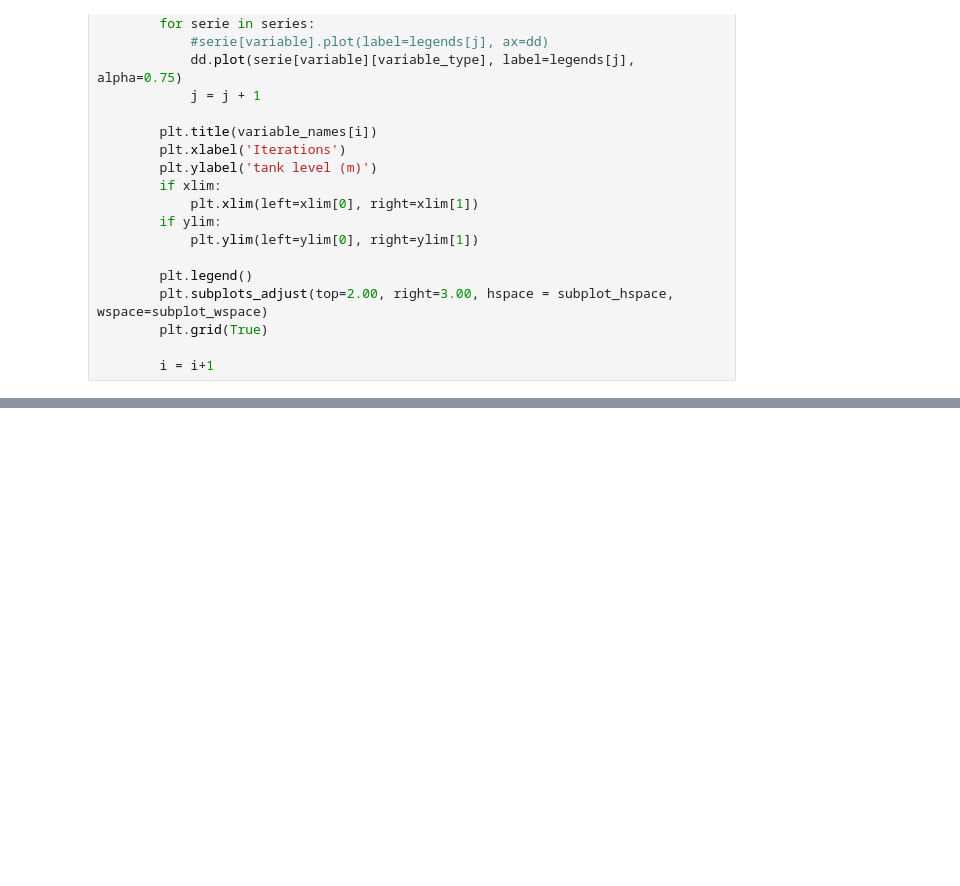
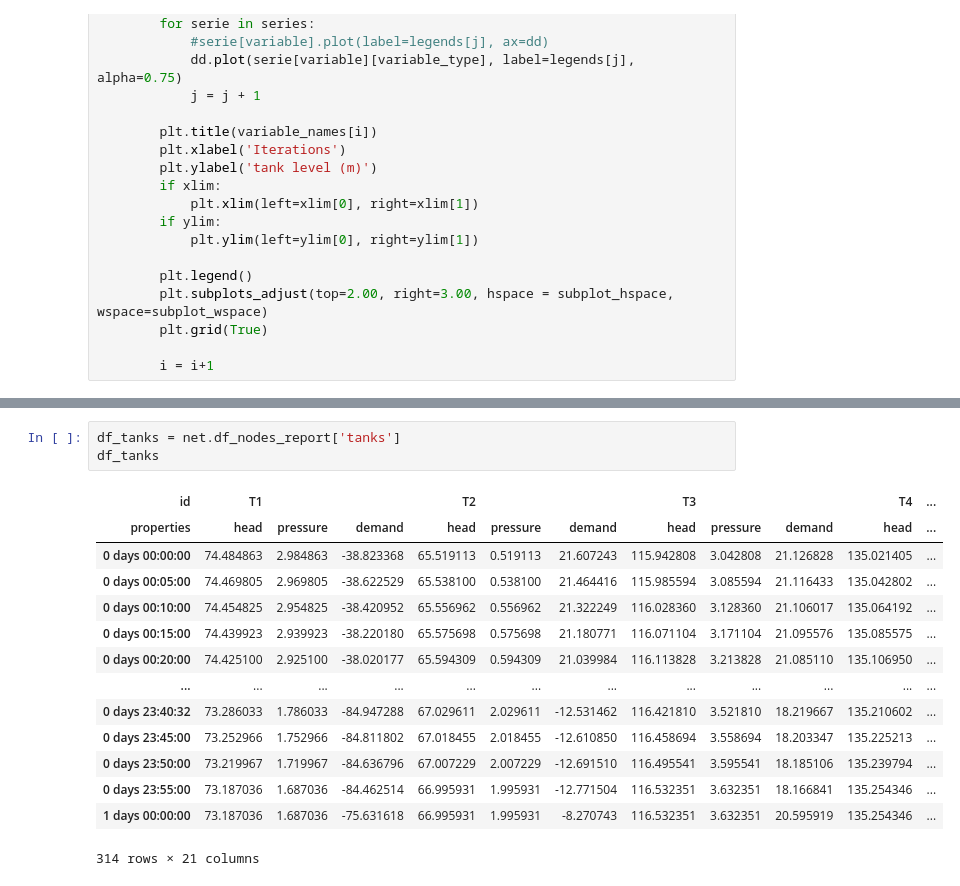
Before and after one commit to Daveonwave/msc_thesis, a Jupyter notebook: notebooks/wntr_epynet_comparison.ipynb, the cells around one changed output, grey strips where cells are left out. Saved outputs shown, nothing was run; the diff lists cells and outputs as text; blank space fills up the shorter version.

```diff
--- a/notebooks/wntr_epynet_comparison.ipynb
+++ b/notebooks/wntr_epynet_comparison.ipynb
@@ -177,0 +147,18 @@ do_subplot([no_step_df_tanks, step_df_tanks], tanks, 'pressure',['No Step-by-ste
+# %%
+df_tanks = net.df_nodes_report['tanks']
+df_tanks
+# %% [output]
+| id | T1 |  |  | T2 |  |  | T3 |  |  | T4 | ... |
+| properties | head | pressure | demand | head | pressure | demand | head | pressure | demand | head | ... |
+| 0 days 00:00:00 | 74.484863 | 2.984863 | -38.823368 | 65.519113 | 0.519113 | 21.607243 | 115.942808 | 3.042808 | 21.126828 | 135.021405 | ... |
+| 0 days 00:05:00 | 74.469805 | 2.969805 | -38.622529 | 65.538100 | 0.538100 | 21.464416 | 115.985594 | 3.085594 | 21.116433 | 135.042802 | ... |
+| 0 days 00:10:00 | 74.454825 | 2.954825 | -38.420952 | 65.556962 | 0.556962 | 21.322249 | 116.028360 | 3.128360 | 21.106017 | 135.064192 | ... |
+| 0 days 00:15:00 | 74.439923 | 2.939923 | -38.220180 | 65.575698 | 0.575698 | 21.180771 | 116.071104 | 3.171104 | 21.095576 | 135.085575 | ... |
+| 0 days 00:20:00 | 74.425100 | 2.925100 | -38.020177 | 65.594309 | 0.594309 | 21.039984 | 116.113828 | 3.213828 | 21.085110 | 135.106950 | ... |
+| ... | ... | ... | ... | ... | ... | ... | ... | ... | ... | ... | ... |
+| 0 days 23:40:32 | 73.286033 | 1.786033 | -84.947288 | 67.029611 | 2.029611 | -12.531462 | 116.421810 | 3.521810 | 18.219667 | 135.210602 | ... |
+| 0 days 23:45:00 | 73.252966 | 1.752966 | -84.811802 | 67.018455 | 2.018455 | -12.610850 | 116.458694 | 3.558694 | 18.203347 | 135.225213 | ... |
+| 0 days 23:50:00 | 73.219967 | 1.719967 | -84.636796 | 67.007229 | 2.007229 | -12.691510 | 116.495541 | 3.595541 | 18.185106 | 135.239794 | ... |
+| 0 days 23:55:00 | 73.187036 | 1.687036 | -84.462514 | 66.995931 | 1.995931 | -12.771504 | 116.532351 | 3.632351 | 18.166841 | 135.254346 | ... |
+| 1 days 00:00:00 | 73.187036 | 1.687036 | -75.631618 | 66.995931 | 1.995931 | -8.270743 | 116.532351 | 3.632351 | 20.595919 | 135.254346 | ... |
+314 rows × 21 columns
```
Also changed, not shown: parts of 12 cells of this notebook, 5 other files.
